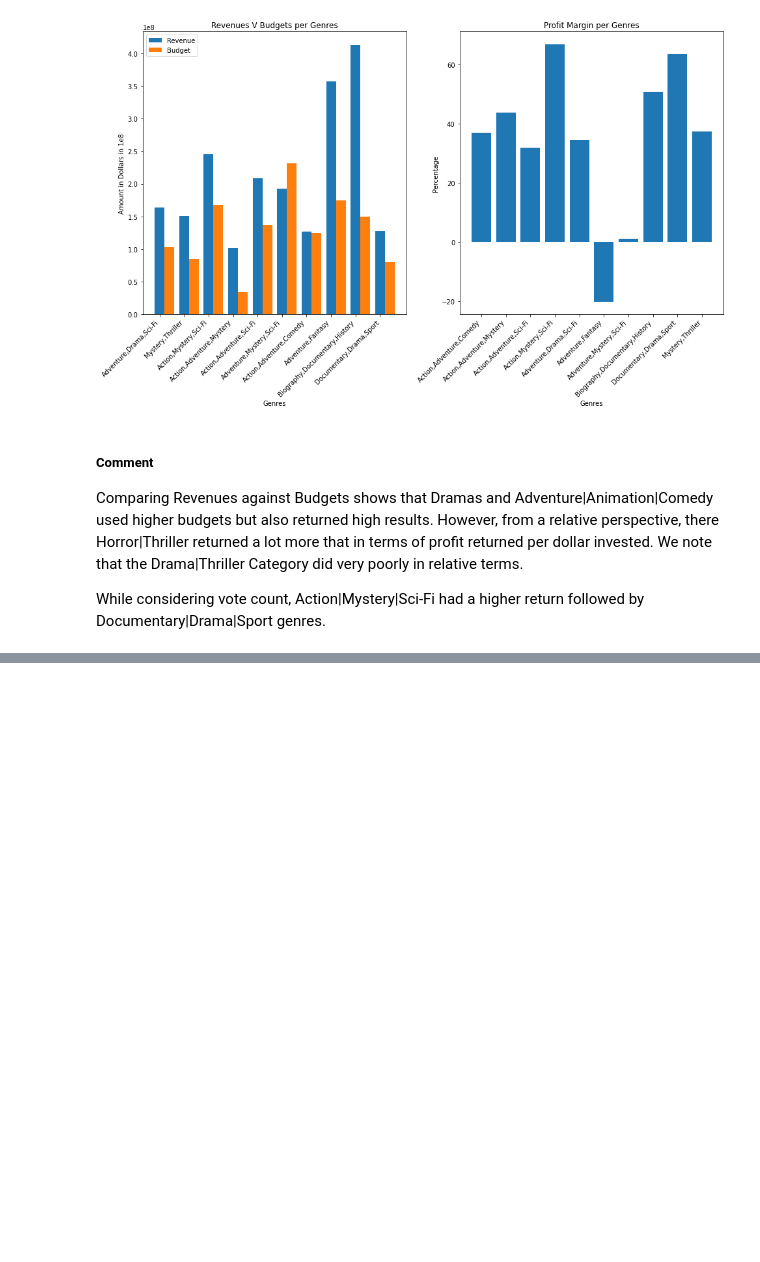
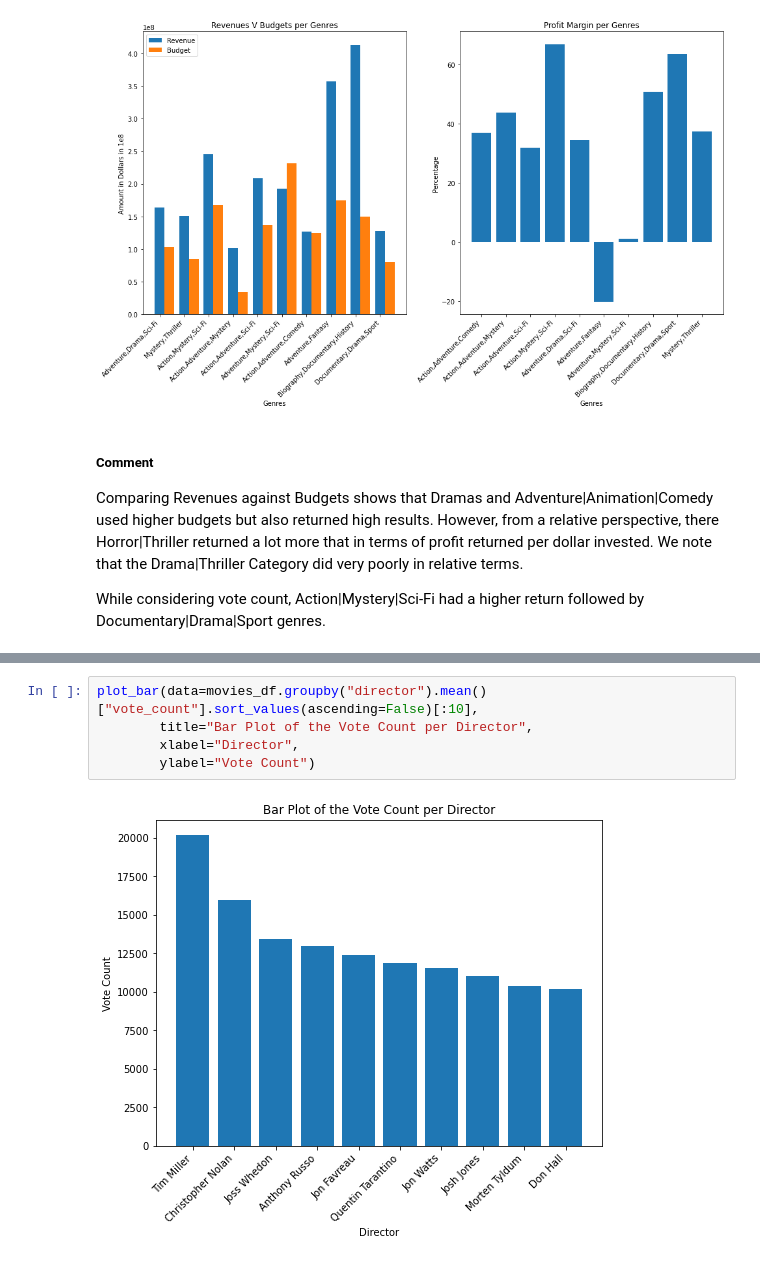
Before and after one commit to ggeorgekkariuki/Microsoft-Movie-Analysis, a Jupyter notebook: student.ipynb, the cells around one changed output, grey strips where cells are left out. Saved outputs shown, nothing was run; the diff lists cells and outputs as text; blank space fills up the shorter version.

```diff
--- a/student.ipynb
+++ b/student.ipynb
@@ -719,0 +748,7 @@ While considering vote count, Action|Mystery|Sci-Fi had a higher return followed
+# %%
+plot_bar(data=movies_df.groupby("director").mean()["vote_count"].sort_values(ascending=False)[:10],
+        title="Bar Plot of the Vote Count per Director",
+        xlabel="Director",
+        ylabel="Vote Count")
+# %% [output]
+[figure, added]
```
Also changed, not shown: parts of 9 cells of this notebook.
